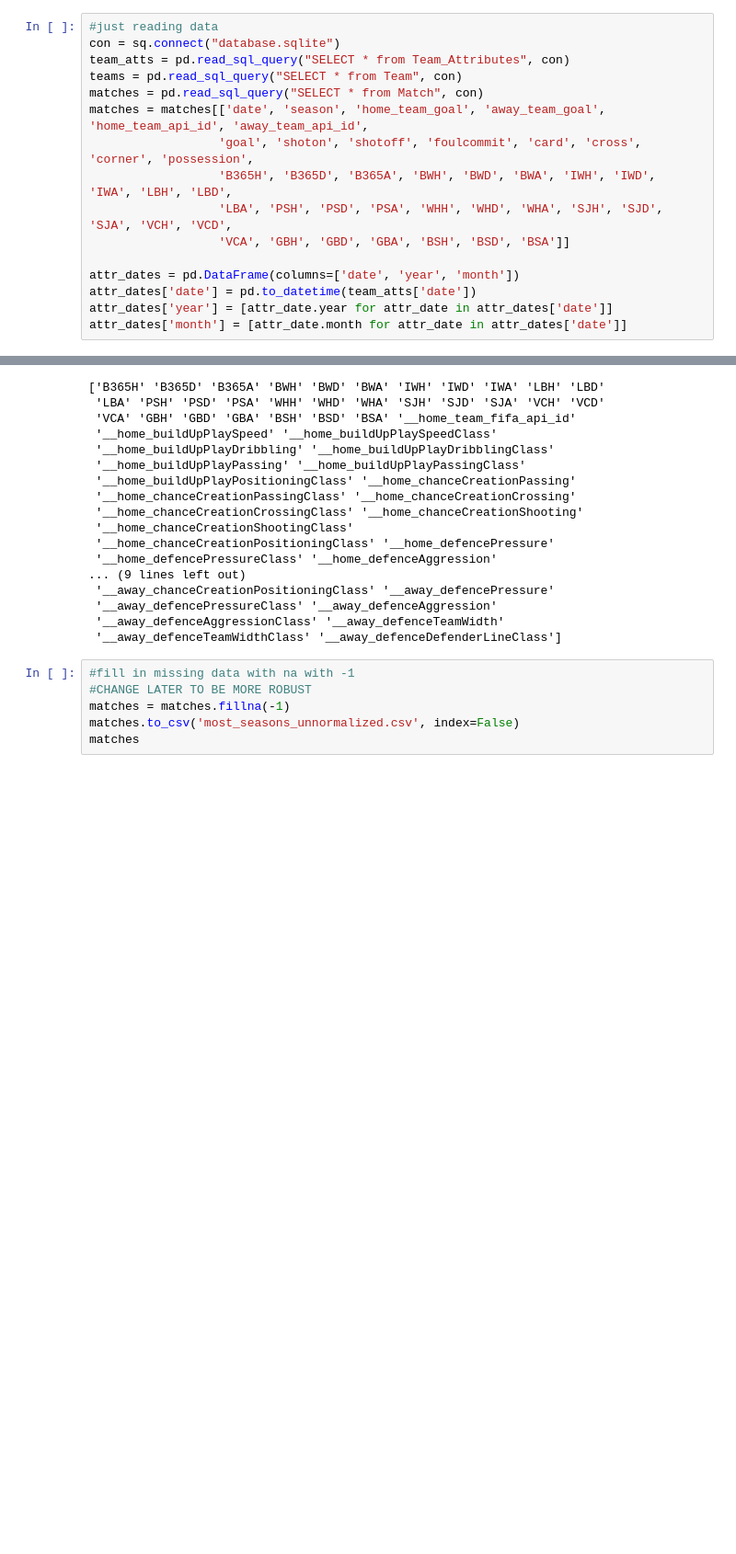
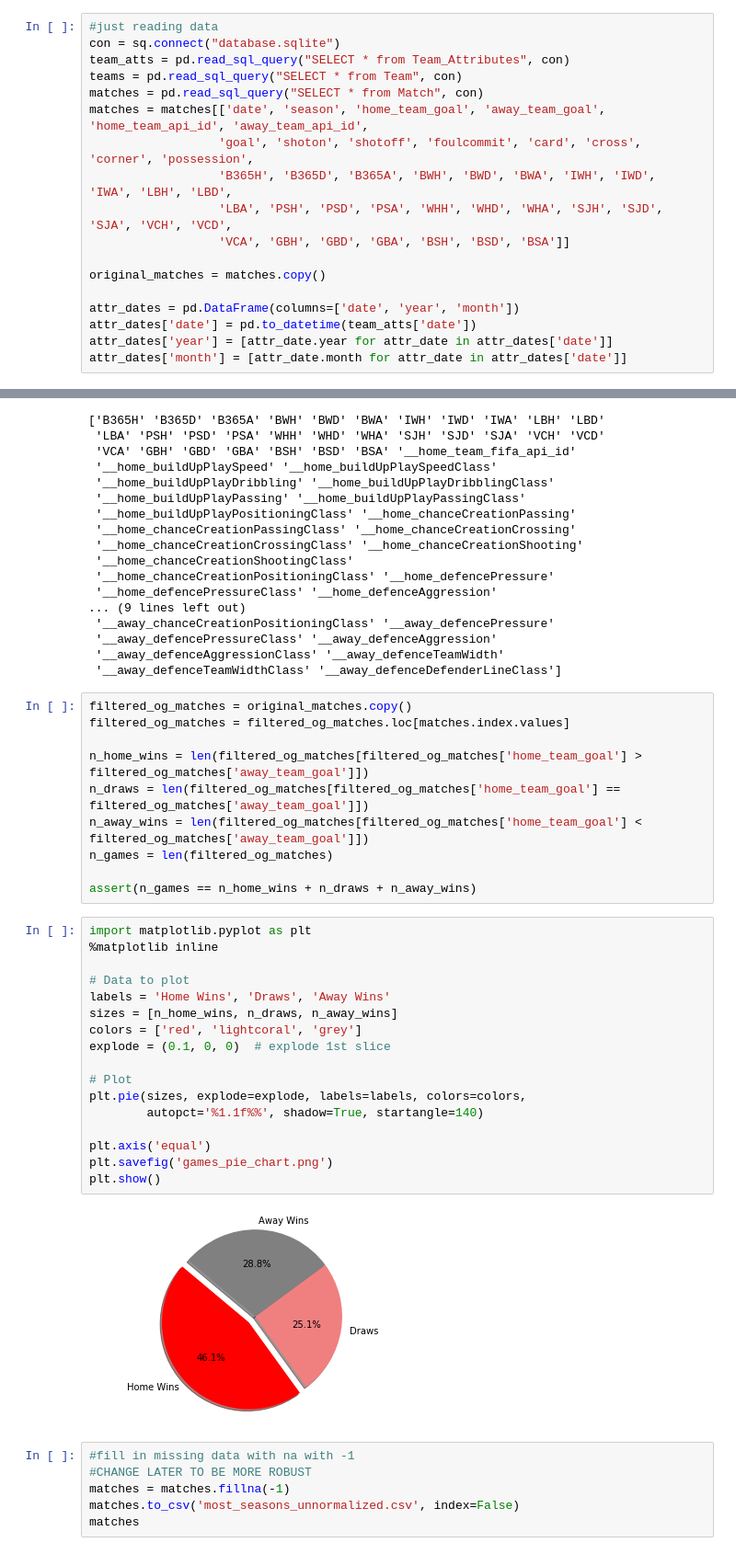
Before and after one commit to zsimone10/FIFABets, a Jupyter notebook: Data.ipynb, the cells around one changed output, grey strips where cells are left out. Shown at 92% size. Drawn from its saved outputs; the diff is of its cells as text; blank space fills up the shorter version.

Commit message:
updated notebooks to count percentage home wins

```diff
--- a/Data.ipynb
+++ b/Data.ipynb
@@ -21,6 +21,8 @@ matches = matches[['date', 'season', 'home_team_goal', 'away_team_goal', 'home_t
                   'LBA', 'PSH', 'PSD', 'PSA', 'WHH', 'WHD', 'WHA', 'SJH', 'SJD', 'SJA', 'VCH', 'VCD',
                   'VCA', 'GBH', 'GBD', 'GBA', 'BSH', 'BSD', 'BSA']]
 
+original_matches = matches.copy()
+
 attr_dates = pd.DataFrame(columns=['date', 'year', 'month'])
 attr_dates['date'] = pd.to_datetime(team_atts['date'])
 attr_dates['year'] = [attr_date.year for attr_date in attr_dates['date']]
@@ -237,6 +239,35 @@ print(matches.columns.values)
  '__away_defencePressureClass' '__away_defenceAggression'
  '__away_defenceAggressionClass' '__away_defenceTeamWidth'
  '__away_defenceTeamWidthClass' '__away_defenceDefenderLineClass']
+# %%
+filtered_og_matches = original_matches.copy()
+filtered_og_matches = filtered_og_matches.loc[matches.index.values]
+
+n_home_wins = len(filtered_og_matches[filtered_og_matches['home_team_goal'] > filtered_og_matches['away_team_goal']])
+n_draws = len(filtered_og_matches[filtered_og_matches['home_team_goal'] == filtered_og_matches['away_team_goal']])
+n_away_wins = len(filtered_og_matches[filtered_og_matches['home_team_goal'] < filtered_og_matches['away_team_goal']])
+n_games = len(filtered_og_matches)
+
+assert(n_games == n_home_wins + n_draws + n_away_wins)
+# %%
+import matplotlib.pyplot as plt
+%matplotlib inline
+
+# Data to plot
+labels = 'Home Wins', 'Draws', 'Away Wins'
+sizes = [n_home_wins, n_draws, n_away_wins]
+colors = ['red', 'lightcoral', 'grey']
+explode = (0.1, 0, 0)  # explode 1st slice
+
+# Plot
+plt.pie(sizes, explode=explode, labels=labels, colors=colors,
+        autopct='%1.1f%%', shadow=True, startangle=140)
+
+plt.axis('equal')
+plt.savefig('games_pie_chart.png')
+plt.show()
+# %% [output]
+[figure, added]
 # %%
 #fill in missing data with na with -1
 #CHANGE LATER TO BE MORE ROBUST
```
Also changed, not shown: parts of 1 cell of this notebook, 1 other file.
